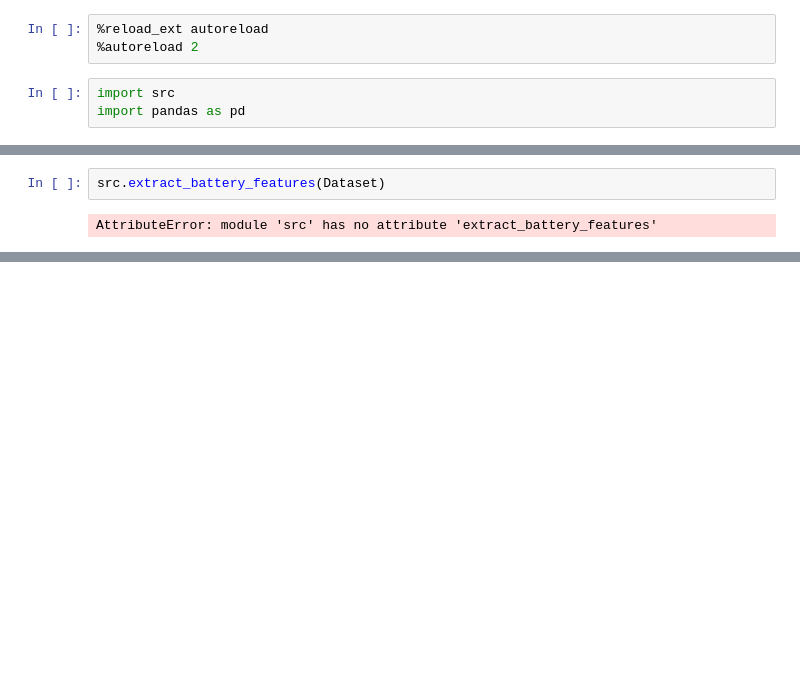
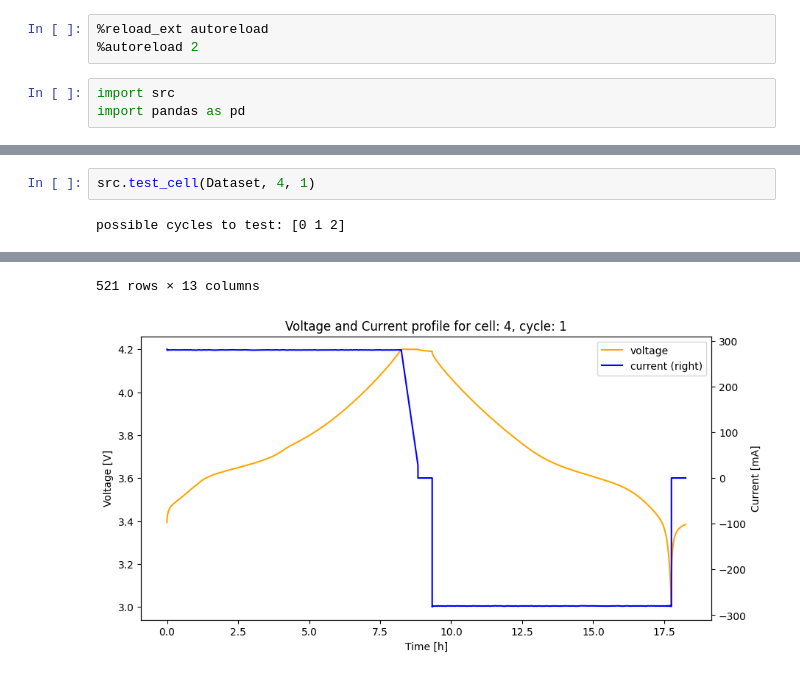
Before and after one commit to MathLR7/AI_ETEC_projects, a Jupyter notebook: test.ipynb, the cells around one changed output, grey strips where cells are left out. Cells and saved outputs as stored; diff of their text form; blank space fills up the shorter version.

Commit message:
function to plot cell cycle

```diff
--- a/test.ipynb
+++ b/test.ipynb
@@ -52,4 +11,4 @@ Dataset
 # %%
-src.extract_battery_features(Dataset)
+src.test_cell(Dataset, 4, 1)
 # %% [output]
-AttributeError: module 'src' has no attribute 'extract_battery_features'
+possible cycles to test: [0 1 2]
@@ -55,0 +27,2 @@ AttributeError: module 'src' has no attribute 'extract_battery_features'
+521 rows × 13 columns
+[figure, added]
```
Also changed, not shown: parts of 7 cells of this notebook, 1 other file.
